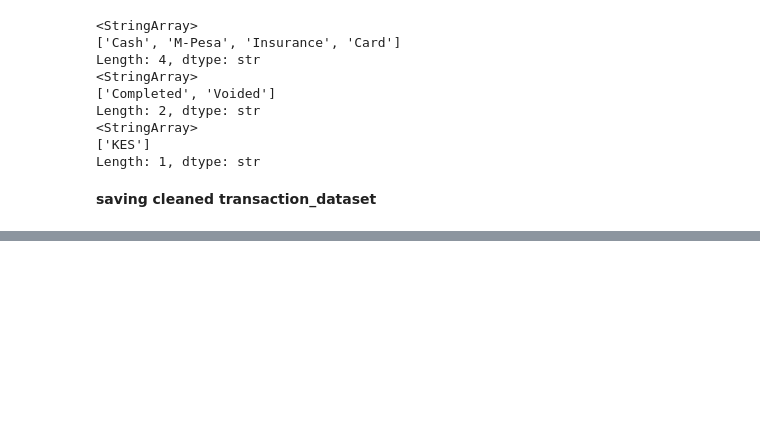
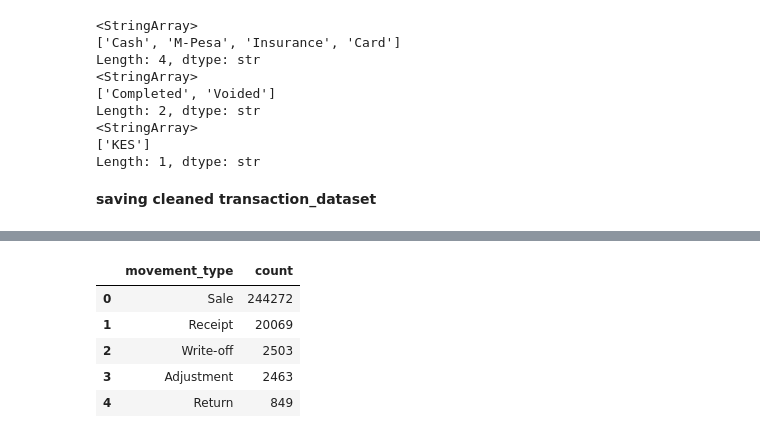
Before and after one commit to MwangiJoseph-25/pharmacy_retail_intelligence, a Jupyter notebook: Notebooks/cleaning_notebook.ipynb, the cells around one changed output, grey strips where cells are left out. Saved outputs shown, nothing was run; the diff lists cells and outputs as text; code cells hidden in the pictures; blank space fills up the shorter version.

```diff
--- a/Notebooks/cleaning_notebook.ipynb
+++ b/Notebooks/cleaning_notebook.ipynb
@@ -1279,0 +1428,9 @@ transaction_df.to_pickle('transactions_clean.pkl')
+# %%
+invent_df['movement_type'].value_counts().reset_index(name='count')
+# %% [output]
+|  | movement_type | count |
+| 0 | Sale | 244272 |
+| 1 | Receipt | 20069 |
+| 2 | Write-off | 2503 |
+| 3 | Adjustment | 2463 |
+| 4 | Return | 849 |
```
Also changed, not shown: parts of 24 cells of this notebook, 17 other files.
